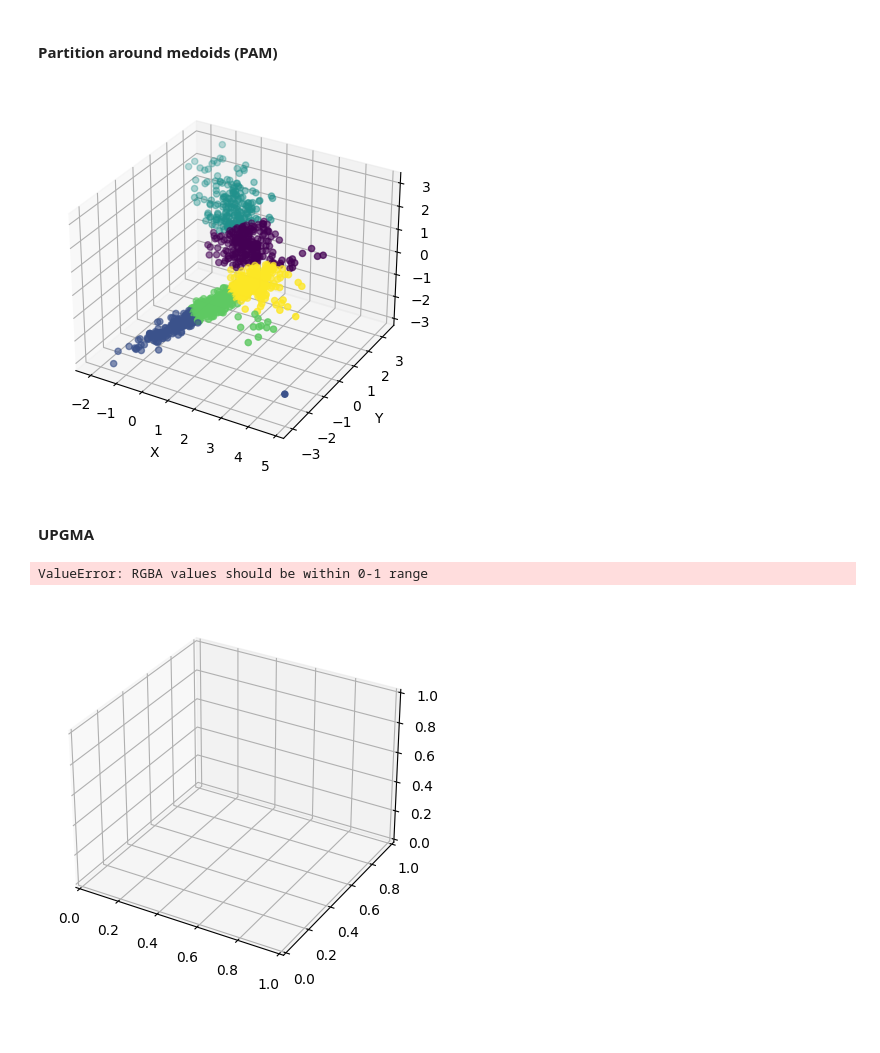
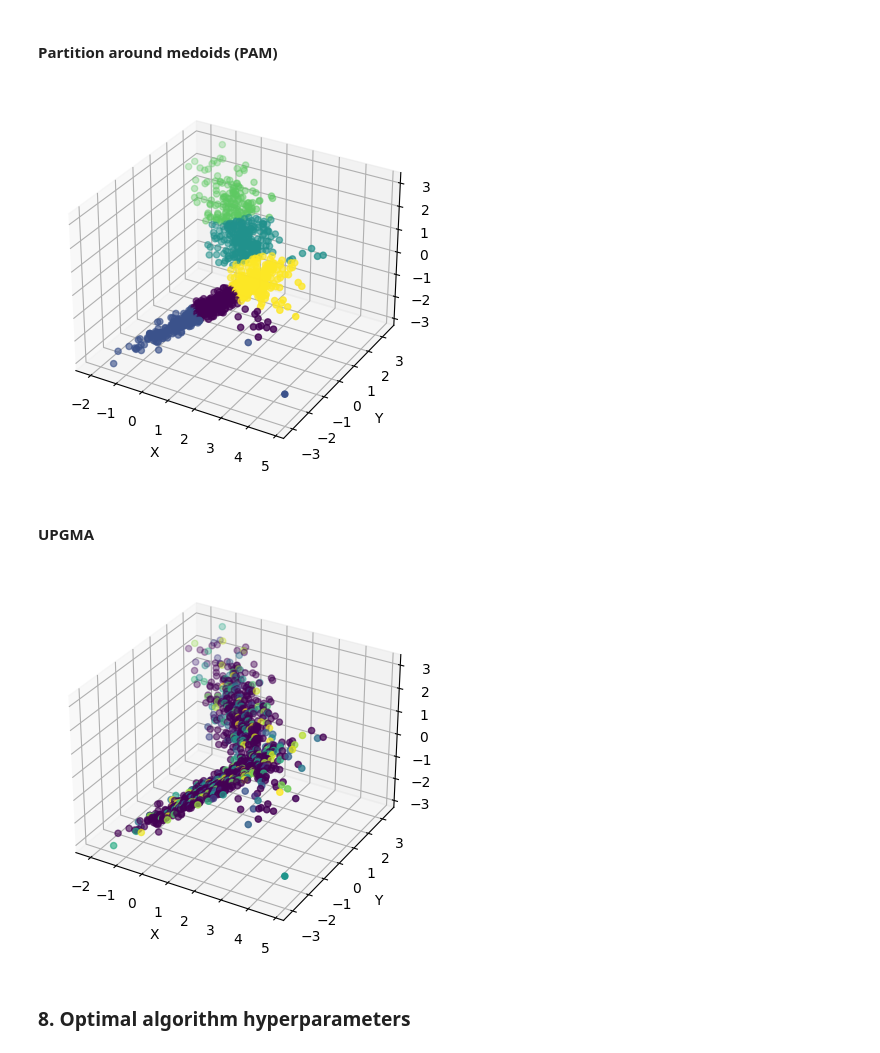
Before and after one commit to alvgonfri/clustering_algorithms, a Jupyter notebook: clustering_algorithms.ipynb, the cells around one changed output. Cells and saved outputs as stored; diff of their text form; code cells hidden in the pictures.

Commit message:
feat: UPGMA implemented
The algorithm now correctly shows the figure. The index and the readme have been updated. Refs: #6

```diff
--- a/clustering_algorithms.ipynb
+++ b/clustering_algorithms.ipynb
@@ -166,5 +163,5 @@ def assign_points_to_medoids(X, medoids):
 # %%
-def upgma(data, max_iterations=100):
+def upgma(data, num_clusters, max_iterations=100):
     # Step 1: Create a distance matrix
     distance_matrix = pairwise_distances(data, metric='euclidean')
     np.fill_diagonal(distance_matrix, np.inf)  # Fill diagonal with infinity
@@ -205,12 +202,16 @@ def upgma(data, max_iterations=100):
     # Step 4: Assign cluster labels to the original data points
     labels = np.zeros(data.shape[0], dtype=int)
     for cluster_id, cluster in enumerate(clusters.values()):
-        for sample_id in cluster:
-            labels[sample_id] = cluster_id
+        if cluster_id < num_clusters:
+            for sample_id in cluster:
+                labels[sample_id] = cluster_id
+        else:
+            for sample_id in cluster:
+                labels[sample_id] = 0
 
     # Step 5: Create a Pandas DataFrame for the clusters
-    result = pd.DataFrame(data=data, columns=['X', 'Y'])
+    result = pd.DataFrame(data=data, columns=['x', 'y', 'z'])
     result['Cluster'] = labels
 
-    return result
+    return result['Cluster'].values
 # %% [markdown]
@@ -352,20 +352,21 @@ visualize_labelled_dataset(X, labels)
 # %%
 # Partition Around Medoids with 5 clusters
 labels = clustering(X, 'partition_around_medoids', {'k': 5})
-# print(labels)
 visualize_labelled_dataset(X, labels)
 # %% [output]
-[figure, old version]
+[figure, new version]
 # %% [markdown]
 #### UPGMA
 # %%
-# UPGMA with 5 clusters
-labels = clustering(X, 'upgma', {'k': 5})
-# print(labels)
+# UPGMA with 400 clusters max
+labels = clustering(X, 'upgma', {'k': 400})
+#print(labels)
 visualize_labelled_dataset(X, labels)
 # %% [output]
-ValueError: RGBA values should be within 0-1 range
-[figure, old version]
+[figure, new version]
+# %% [markdown]
+
+### 8. Optimal algorithm hyperparameters <div id = 'id8'>
 # %%
 #Create a method that for each algorithm  returns the name of the algorithm and the hyperparameters that best fit the data
 def get_best_hyperparameters(data, metric, hyperparameters):
```
Also changed, not shown: parts of 20 cells of this notebook, 1 other file.
